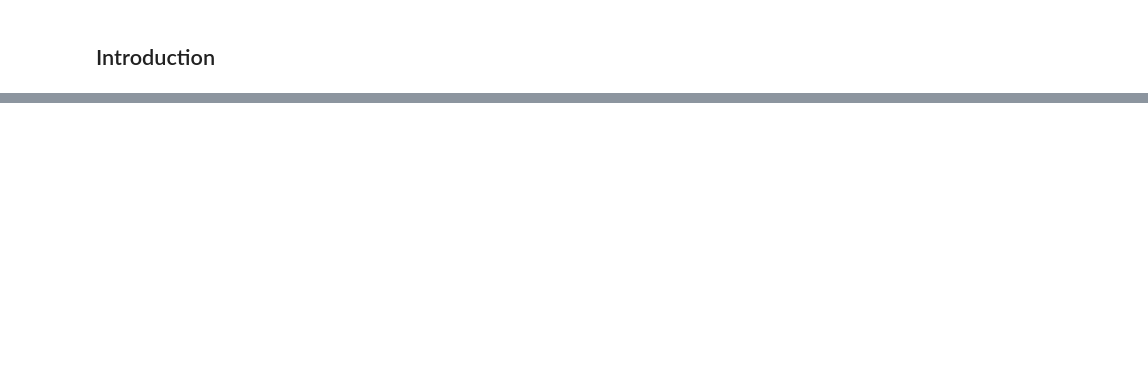
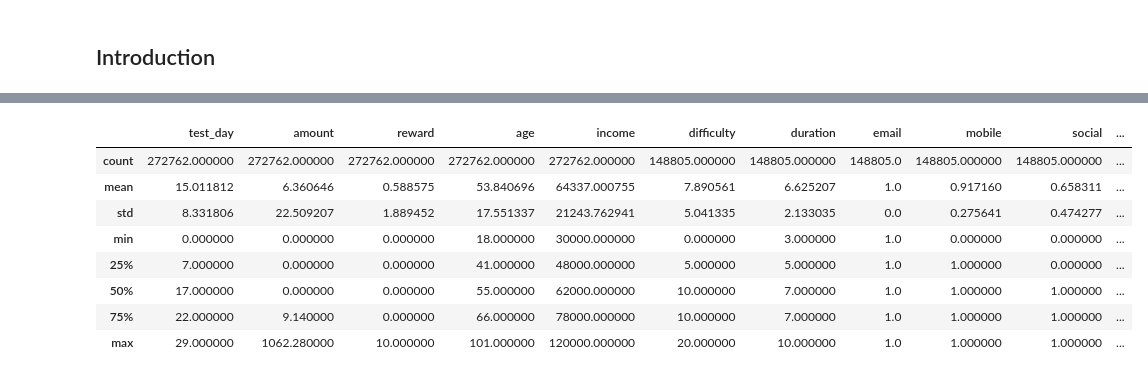
Before and after one commit to Shuniy/starbucks, a Jupyter notebook: Starbucks_Data_Analysis.ipynb, the cells around one changed output, grey strips where cells are left out. Saved outputs shown, nothing was run; the diff lists cells and outputs as text; code cells hidden in the pictures; blank space fills up the shorter version.

```diff
--- a/Starbucks_Data_Analysis.ipynb
+++ b/Starbucks_Data_Analysis.ipynb
@@ -611,0 +25,2 @@ ValueError: The truth value of an array with more than one element is ambiguous.
+# %%
+data = pd.read_csv('data/merged_data.csv')
@@ -611,0 +58,2 @@ ValueError: The truth value of an array with more than one element is ambiguous.
+# %%
+data['became_member_on'] = pd.to_datetime(data['became_member_on'])
@@ -611,0 +89,12 @@ ValueError: The truth value of an array with more than one element is ambiguous.
+# %%
+data.describe()
+# %% [output]
+|  | test_day | amount | reward | age | income | difficulty | duration | email | mobile | social | ... |
+| count | 272762.000000 | 272762.000000 | 272762.000000 | 272762.000000 | 272762.000000 | 148805.000000 | 148805.000000 | 148805.0 | 148805.000000 | 148805.000000 | ... |
+| mean | 15.011812 | 6.360646 | 0.588575 | 53.840696 | 64337.000755 | 7.890561 | 6.625207 | 1.0 | 0.917160 | 0.658311 | ... |
+| std | 8.331806 | 22.509207 | 1.889452 | 17.551337 | 21243.762941 | 5.041335 | 2.133035 | 0.0 | 0.275641 | 0.474277 | ... |
+| min | 0.000000 | 0.000000 | 0.000000 | 18.000000 | 30000.000000 | 0.000000 | 3.000000 | 1.0 | 0.000000 | 0.000000 | ... |
+| 25% | 7.000000 | 0.000000 | 0.000000 | 41.000000 | 48000.000000 | 5.000000 | 5.000000 | 1.0 | 1.000000 | 0.000000 | ... |
+| 50% | 17.000000 | 0.000000 | 0.000000 | 55.000000 | 62000.000000 | 10.000000 | 7.000000 | 1.0 | 1.000000 | 1.000000 | ... |
+| 75% | 22.000000 | 9.140000 | 0.000000 | 66.000000 | 78000.000000 | 10.000000 | 7.000000 | 1.0 | 1.000000 | 1.000000 | ... |
+| max | 29.000000 | 1062.280000 | 10.000000 | 101.000000 | 120000.000000 | 20.000000 | 10.000000 | 1.0 | 1.000000 | 1.000000 | ... |
```
Also changed, not shown: parts of 116 cells of this notebook, 1 other file.
